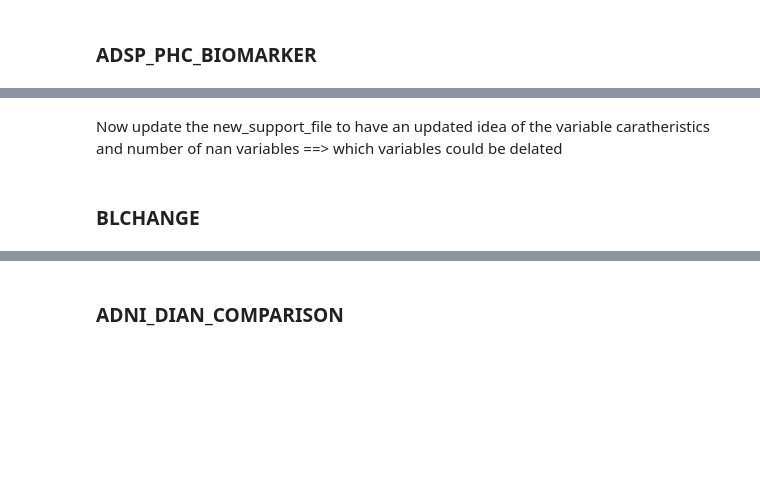
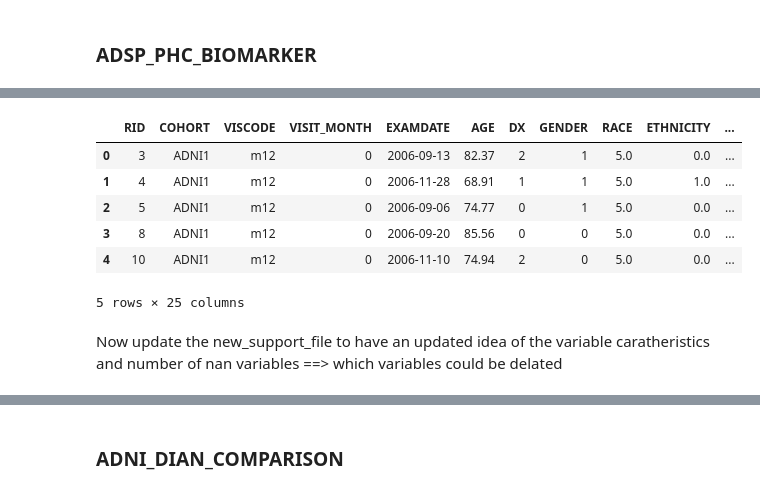
Before and after one commit to ifabfoundation/AIND, a Jupyter notebook: WP-2/Data_cleaning/adni_cleaning1.ipynb, the cells around one changed output, grey strips where cells are left out. Drawn from its saved outputs; the diff is of its cells as text; code cells hidden in the pictures; blank space fills up the shorter version.

```diff
--- a/WP-2/Data_cleaning/adni_cleaning1.ipynb
+++ b/WP-2/Data_cleaning/adni_cleaning1.ipynb
@@ -1688,2 +1625,16 @@ renamed_df, new_support_file = dataCleaner.new_variable_names(new_support_file_p
+# %%
+renamed_df['METHOD'] = renamed_df['METHOD'].map({'xMAP': 'alzbio3'})
 # %%
-final_df, ratios_var = dataCleaner.get_abeta_tau_ratios(renamed_df)
+AbT_df, ratios_var = dataCleaner.get_abeta_tau_ratios(renamed_df)
+# Now pass the DataFrame to the get_ATN_profile function
+final_df, ATN_var = dataCleaner.get_ATN_profile(AbT_df, "cutoffs.json")
+# %%
+final_df.head()
+# %% [output]
+|  | RID | COHORT | VISCODE | VISIT_MONTH | EXAMDATE | AGE | DX | GENDER | RACE | ETHNICITY | ... |
+| 0 | 3 | ADNI1 | m12 | 0 | 2006-09-13 | 82.37 | 2 | 1 | 5.0 | 0.0 | ... |
+| 1 | 4 | ADNI1 | m12 | 0 | 2006-11-28 | 68.91 | 1 | 1 | 5.0 | 1.0 | ... |
+| 2 | 5 | ADNI1 | m12 | 0 | 2006-09-06 | 74.77 | 0 | 1 | 5.0 | 0.0 | ... |
+| 3 | 8 | ADNI1 | m12 | 0 | 2006-09-20 | 85.56 | 0 | 0 | 5.0 | 0.0 | ... |
+| 4 | 10 | ADNI1 | m12 | 0 | 2006-11-10 | 74.94 | 2 | 0 | 5.0 | 0.0 | ... |
+5 rows × 25 columns
@@ -1713,5 +1679,3 @@ result = client.upload_dataframe(
         'source': 'ADNI'
     }
 )
-# %% [markdown]
-### BLCHANGE
```
Also changed, not shown: parts of 215 cells of this notebook, 2 other files.
